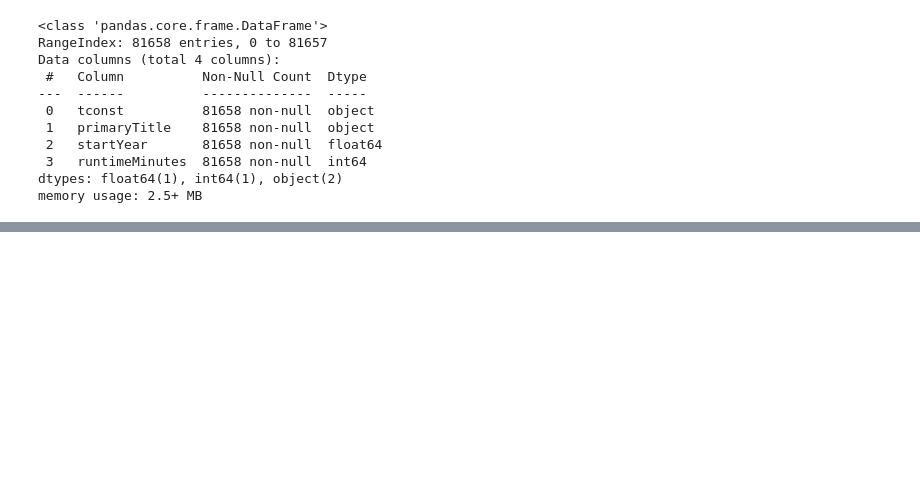
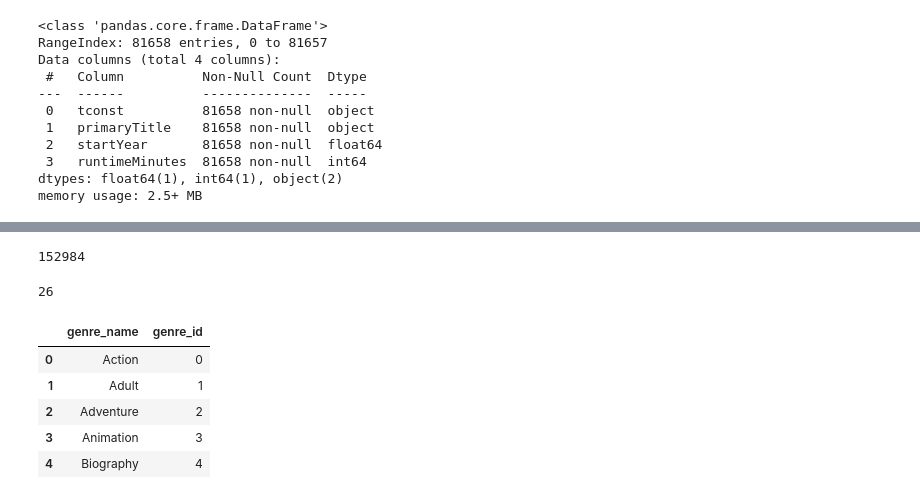
Before and after one commit to sharclark/IMDB-SQL-Database, a Jupyter notebook: IMDB SQL Database - Part 3.ipynb, the cells around one changed output, grey strips where cells are left out. Cells and saved outputs as stored; diff of their text form; code cells hidden in the pictures; blank space fills up the shorter version.

```diff
--- a/IMDB SQL Database - Part 3.ipynb
+++ b/IMDB SQL Database - Part 3.ipynb
@@ -235,0 +299,21 @@ memory usage: 2.5+ MB
+# %%
+# Save title_genres table to SQL
+title_genres.to_sql('title_genres',engine,if_exists='replace',index=False)
+# %% [output]
+152984
+# %%
+# Save genres table to SQL
+genres.to_sql('genres',engine,if_exists='replace',index=False)
+# %% [output]
+26
+# %%
+# Show first five rows of table
+q = '''Select * from genres limit 5;'''
+pd.read_sql(q, engine)
+# %% [output]
+|  | genre_name | genre_id |
+| 0 | Action | 0 |
+| 1 | Adult | 1 |
+| 2 | Adventure | 2 |
+| 3 | Animation | 3 |
+| 4 | Biography | 4 |
```
Also changed, not shown: parts of 14 cells of this notebook.
